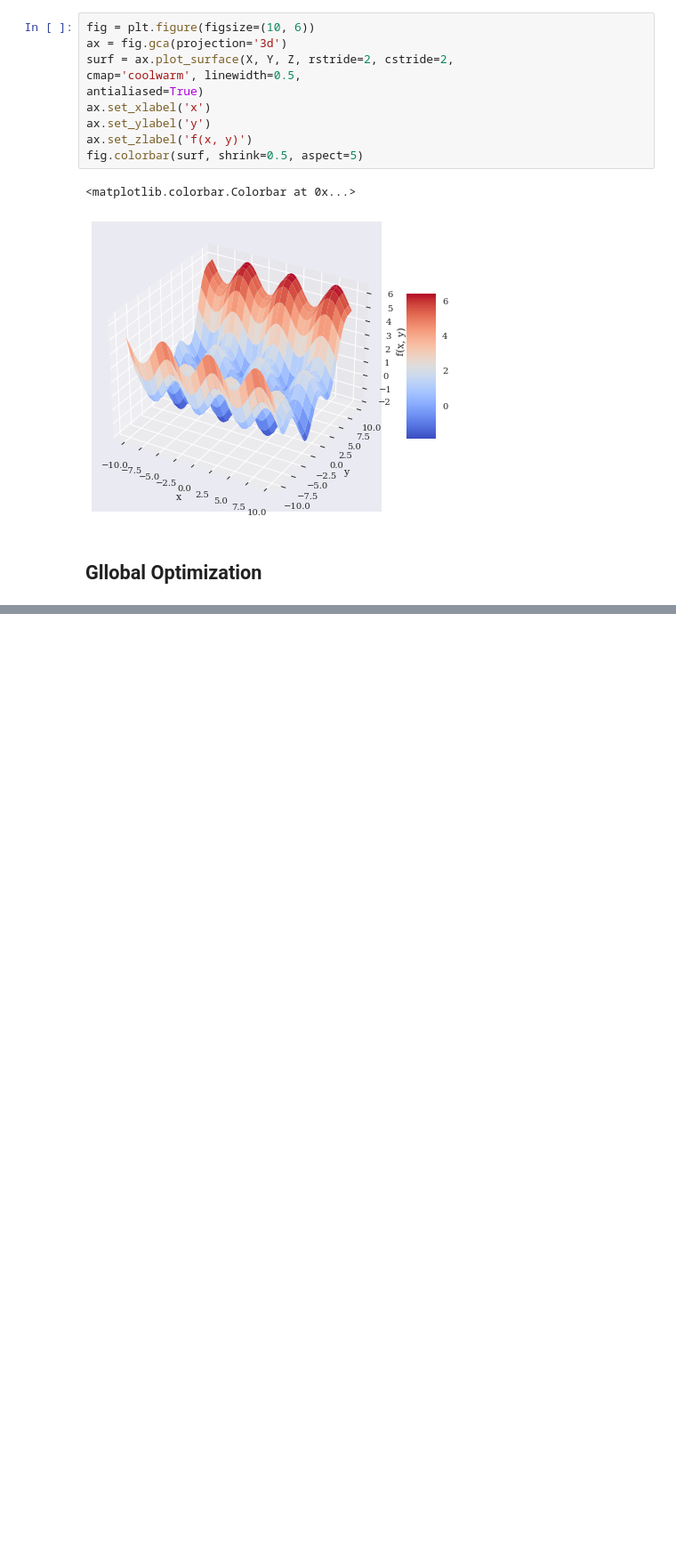
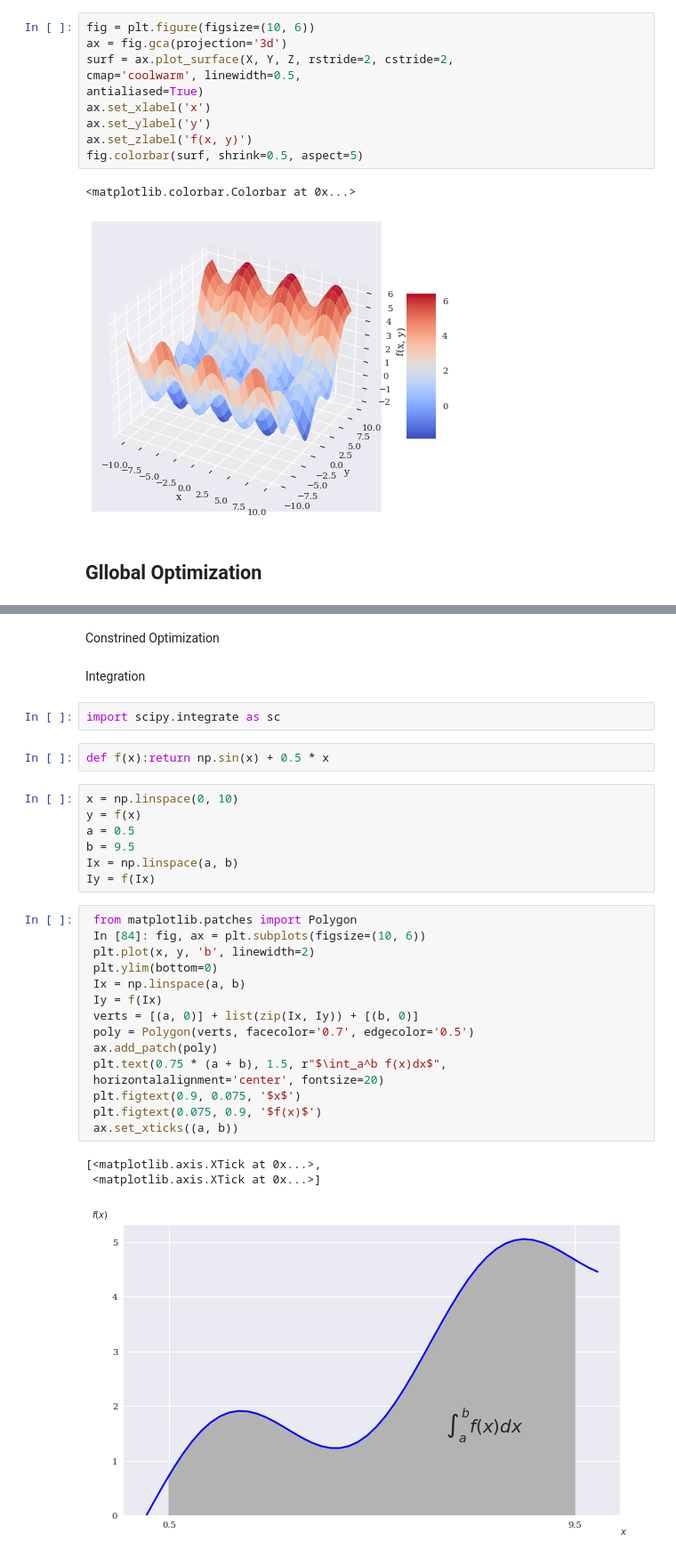
Before and after one commit to omsouravsharma/Python_for_algorithmic_trading-, a Jupyter notebook: Ch11.ipynb, the cells around one changed output, grey strips where cells are left out. Shown: that part at 89% size. Saved outputs shown, nothing was run; the diff lists cells and outputs as text; blank space fills up the shorter version.

```diff
--- a/Ch11.ipynb
+++ b/Ch11.ipynb
@@ -104,0 +146,34 @@ fig.colorbar(surf, shrink=0.5, aspect=5)
+# %% [markdown]
+Constrined Optimization
+# %% [markdown]
+Integration
+# %%
+import scipy.integrate as sc
+# %%
+def f(x):return np.sin(x) + 0.5 * x
+# %%
+x = np.linspace(0, 10)
+y = f(x)
+a = 0.5
+b = 9.5
+Ix = np.linspace(a, b)
+Iy = f(Ix)
+# %%
+ from matplotlib.patches import Polygon
+ In [84]: fig, ax = plt.subplots(figsize=(10, 6))
+ plt.plot(x, y, 'b', linewidth=2)
+ plt.ylim(bottom=0)
+ Ix = np.linspace(a, b)
+ Iy = f(Ix)
+ verts = [(a, 0)] + list(zip(Ix, Iy)) + [(b, 0)]
+ poly = Polygon(verts, facecolor='0.7', edgecolor='0.5')
+ ax.add_patch(poly)
+ plt.text(0.75 * (a + b), 1.5, r"$\int_a^b f(x)dx$",
+ horizontalalignment='center', fontsize=20)
+ plt.figtext(0.9, 0.075, '$x$')
+ plt.figtext(0.075, 0.9, '$f(x)$')
+ ax.set_xticks((a, b))
+# %% [output]
+[<matplotlib.axis.XTick at 0x...>,
+ <matplotlib.axis.XTick at 0x...>]
+[figure, added]
```
Also changed, not shown: parts of 6 cells of this notebook, 1 other file.
